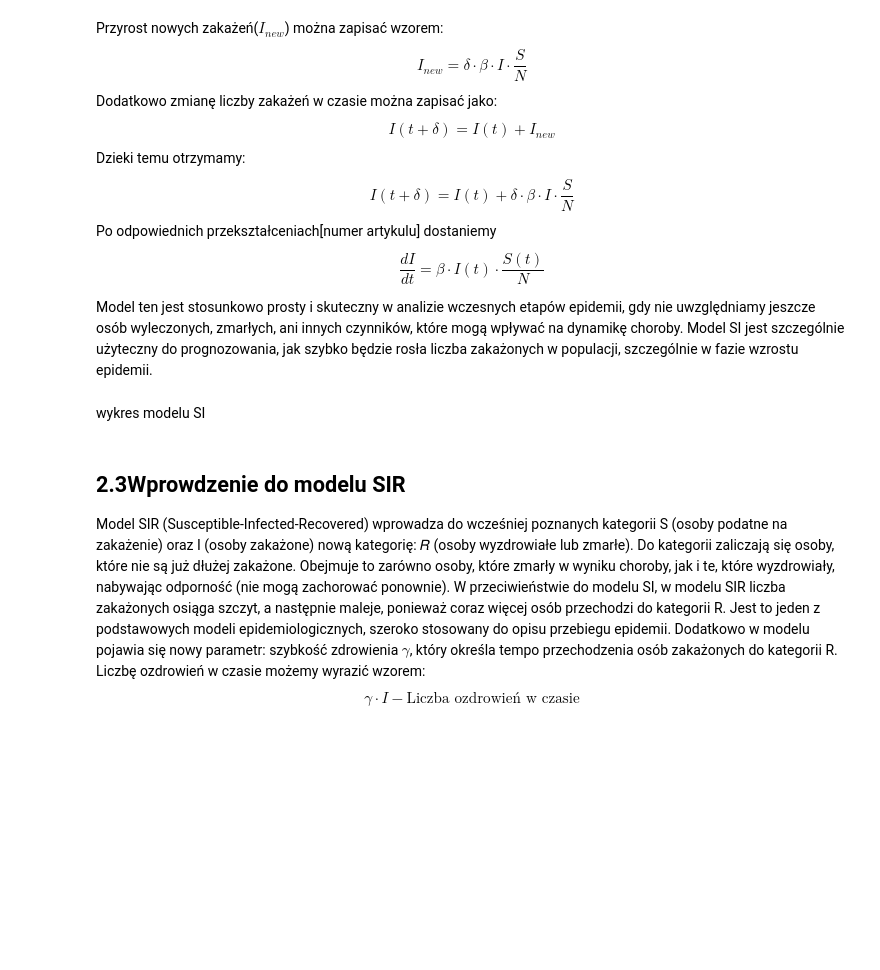
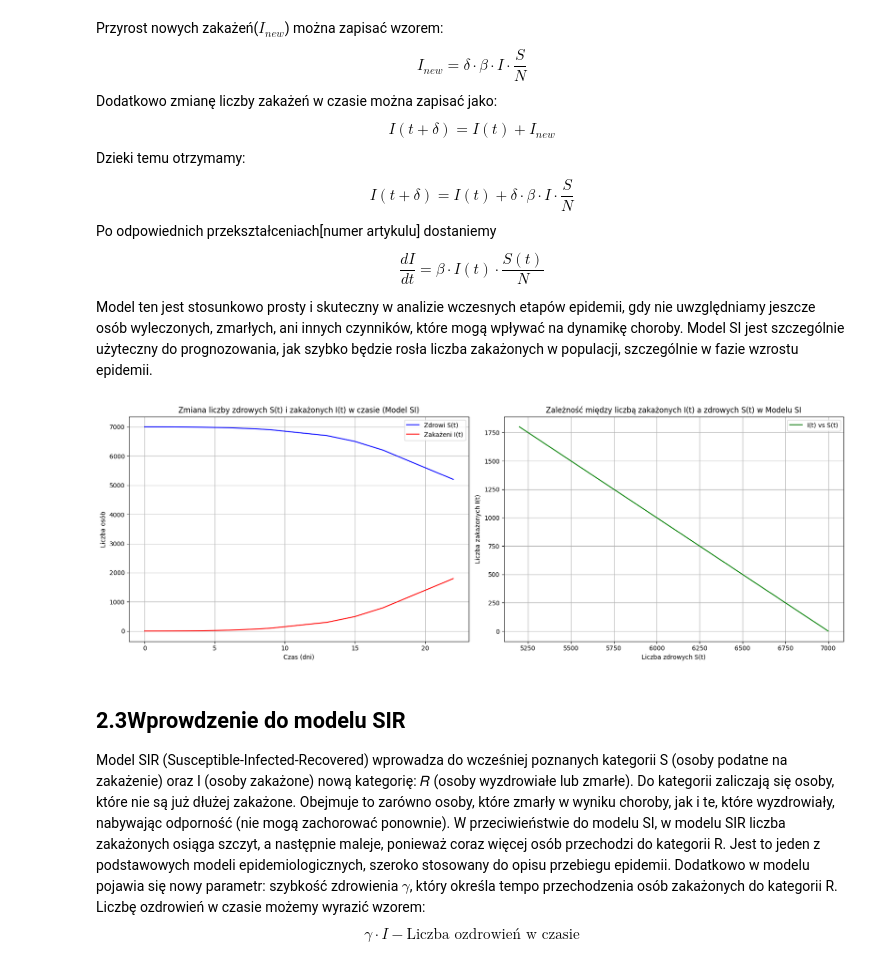
Before and after one commit to 277465/Modelowanie-Pandemii-Sars-cov-19, a Jupyter notebook: projekt.ipynb, the cells around one changed output. Cells and saved outputs as stored; diff of their text form; code cells hidden in the pictures; blank space fills up the shorter version.

Commit message:
wykres i markov

```diff
--- a/projekt.ipynb
+++ b/projekt.ipynb
@@ -35,8 +45,39 @@ Po odpowiednich przekształceniach[numer artykulu] dostaniemy
 $$\frac{dI}{dt} = \beta \cdot I(t) \cdot \frac{S(t)}{N}$$
 
 Model ten jest stosunkowo prosty i skuteczny w analizie wczesnych etapów epidemii, gdy nie uwzględniamy jeszcze osób wyleczonych, zmarłych, ani innych czynników, które mogą wpływać na dynamikę choroby. Model SI jest szczególnie użyteczny do prognozowania, jak szybko będzie rosła liczba zakażonych w populacji, szczególnie w fazie wzrostu epidemii.
-# %% [markdown]
-wykres modelu SI
+# %%
+import numpy as np
+import matplotlib.pyplot as plt
+
+# Parametry
+N = 7000  # Całkowita liczba osób w populacji
+infected_data = [1, 2, 4, 7, 12, 20, 30, 50, 70, 100, 150, 200, 250, 300, 400, 500, 650, 800, 1000, 1200, 1400, 1600, 1800]
+susceptible_data = [N - infected_data[i] for i in range(len(infected_data))]
+
+# Wykresy
+fig, ax = plt.subplots(1, 2, figsize=(17, 6))
+
+# Wykres S(t) i I(t) na jednym wykresie
+ax[0].plot(susceptible_data, label="Zdrowi S(t)", color='blue')
+ax[0].plot(infected_data, label="Zakażeni I(t)", color='red')
+ax[0].set_title("Zmiana liczby zdrowych S(t) i zakażonych I(t) w czasie (Model SI)")
+ax[0].set_xlabel("Czas (dni)")
+ax[0].set_ylabel("Liczba osób")
+ax[0].legend()
+ax[0].grid(True)
+
+# Wykres I(t) w zależności od S(t)
+ax[1].plot(susceptible_data, infected_data, label="I(t) vs S(t)", color='green')
+ax[1].set_title("Zależność między liczbą zakażonych I(t) a zdrowych S(t) w Modelu SI")
+ax[1].set_xlabel("Liczba zdrowych S(t)")
+ax[1].set_ylabel("Liczba zakażonych I(t)")
+ax[1].legend()
+ax[1].grid(True)
+
+plt.tight_layout()
+plt.show()
+# %% [output]
+[figure, added]
 # %% [markdown]
 ## 2.3Wprowdzenie do modelu SIR
 
```
Also changed, not shown: parts of 8 cells of this notebook.
